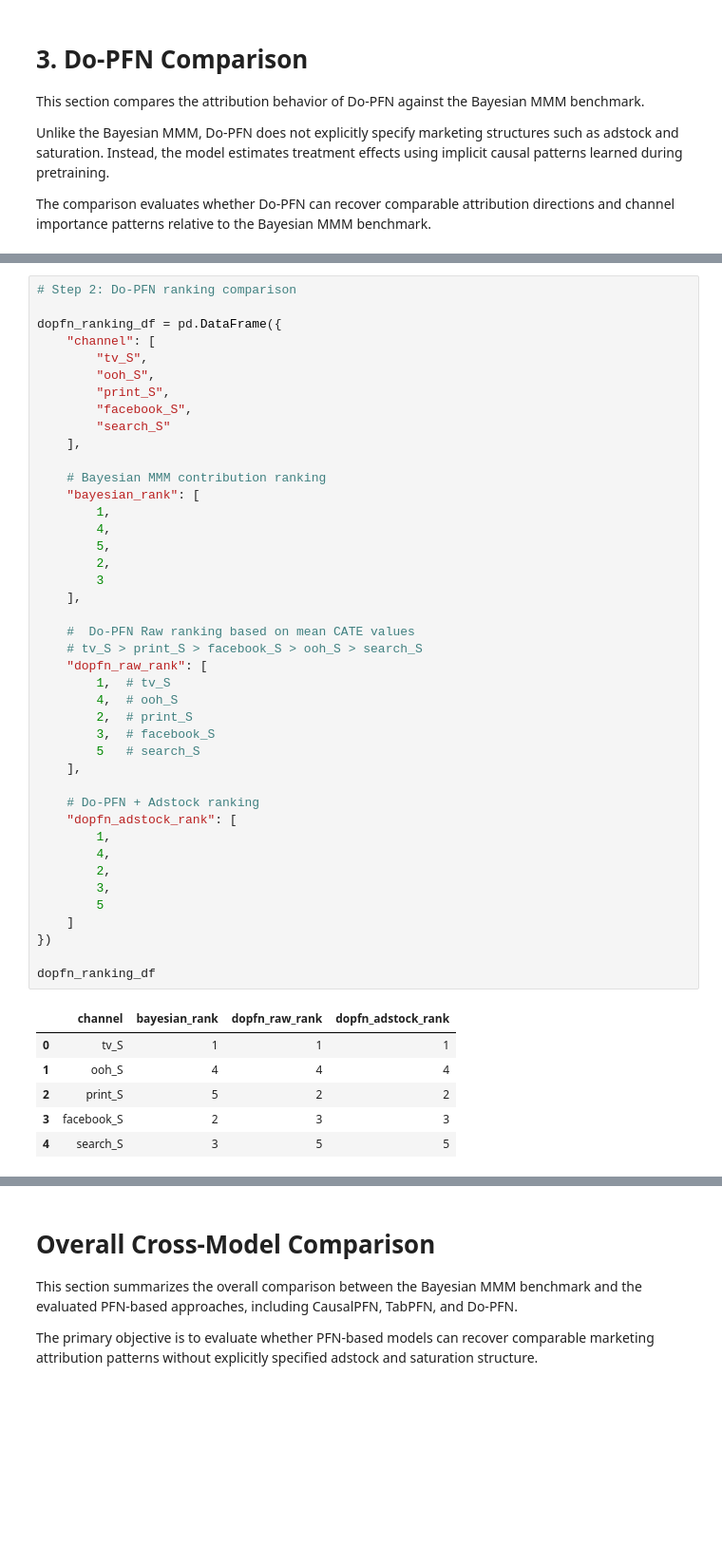
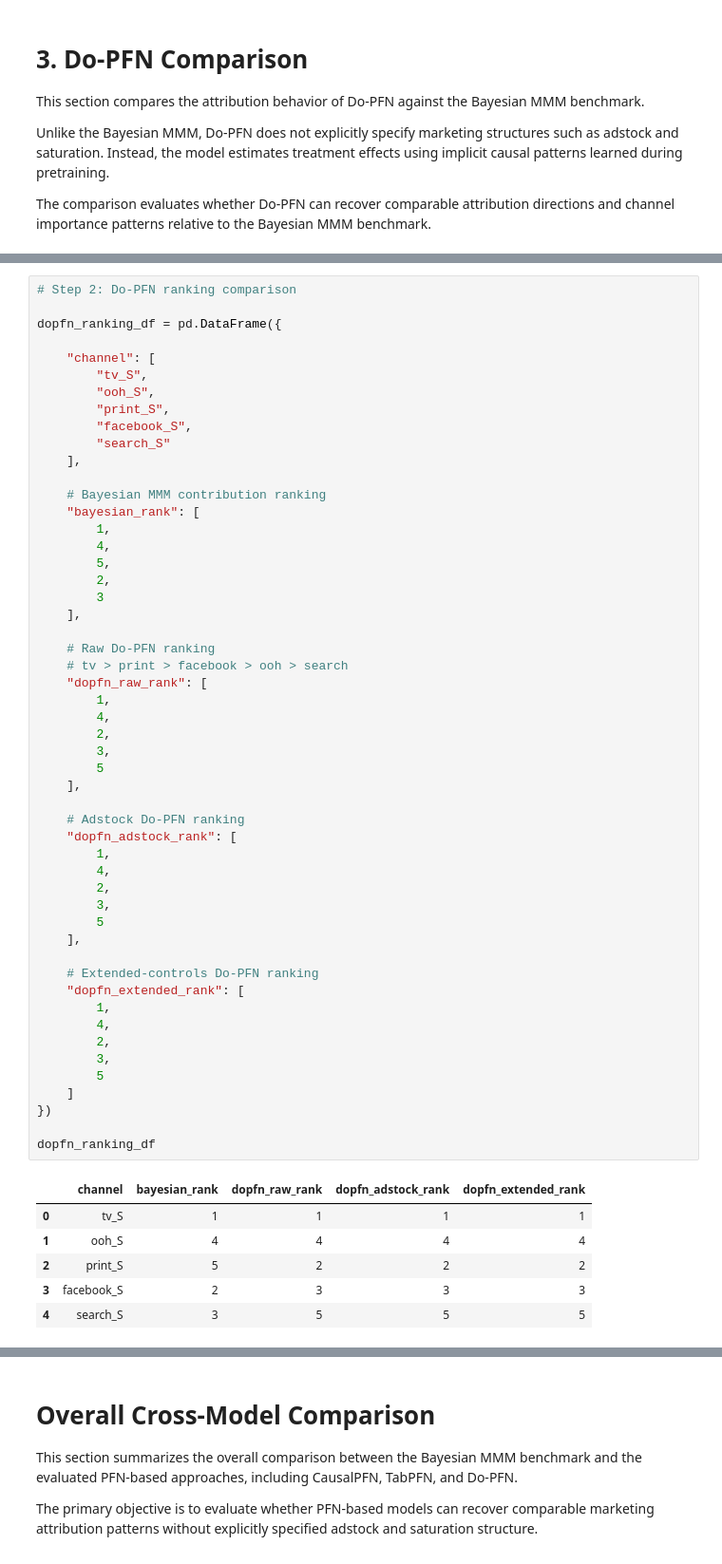
Before and after one commit to ismaelale13/seminar-mmm-pfn, a Jupyter notebook: notebooks/06_comparisons&Summary.ipynb, the cells around one changed output, grey strips where cells are left out. Shown at 95% size. Saved outputs shown, nothing was run; the diff lists cells and outputs as text; blank space fills up the shorter version.

```diff
--- a/notebooks/06_comparisons&Summary.ipynb
+++ b/notebooks/06_comparisons&Summary.ipynb
@@ -423,51 +436,61 @@ Overall, the findings indicate that Do-PFN demonstrates substantially stronger c
 # Step 2: Do-PFN ranking comparison
 
 dopfn_ranking_df = pd.DataFrame({
+
     "channel": [
         "tv_S",
         "ooh_S",
         "print_S",
         "facebook_S",
         "search_S"
     ],
 
     # Bayesian MMM contribution ranking
     "bayesian_rank": [
         1,
         4,
         5,
         2,
         3
     ],
 
-    #  Do-PFN Raw ranking based on mean CATE values
-    # tv_S > print_S > facebook_S > ooh_S > search_S
+    # Raw Do-PFN ranking
+    # tv > print > facebook > ooh > search
     "dopfn_raw_rank": [
-        1,  # tv_S
-        4,  # ooh_S
-        2,  # print_S
-        3,  # facebook_S
-        5   # search_S
+        1,
+        4,
+        2,
+        3,
+        5
     ],
 
-    # Do-PFN + Adstock ranking
+    # Adstock Do-PFN ranking
     "dopfn_adstock_rank": [
+        1,
+        4,
+        2,
+        3,
+        5
+    ],
+
+    # Extended-controls Do-PFN ranking
+    "dopfn_extended_rank": [
         1,
         4,
         2,
         3,
         5
     ]
 })
 
 dopfn_ranking_df
 # %% [output]
-|  | channel | bayesian_rank | dopfn_raw_rank | dopfn_adstock_rank |
-| 0 | tv_S | 1 | 1 | 1 |
-| 1 | ooh_S | 4 | 4 | 4 |
-| 2 | print_S | 5 | 2 | 2 |
-| 3 | facebook_S | 2 | 3 | 3 |
-| 4 | search_S | 3 | 5 | 5 |
+|  | channel | bayesian_rank | dopfn_raw_rank | dopfn_adstock_rank | dopfn_extended_rank |
+| 0 | tv_S | 1 | 1 | 1 | 1 |
+| 1 | ooh_S | 4 | 4 | 4 | 4 |
+| 2 | print_S | 5 | 2 | 2 | 2 |
+| 3 | facebook_S | 2 | 3 | 3 | 3 |
+| 4 | search_S | 3 | 5 | 5 | 5 |
 # %% [markdown]
 ## Do-PFN Attribution Ranking Findings
 
```
Also changed, not shown: parts of 5 cells of this notebook.
